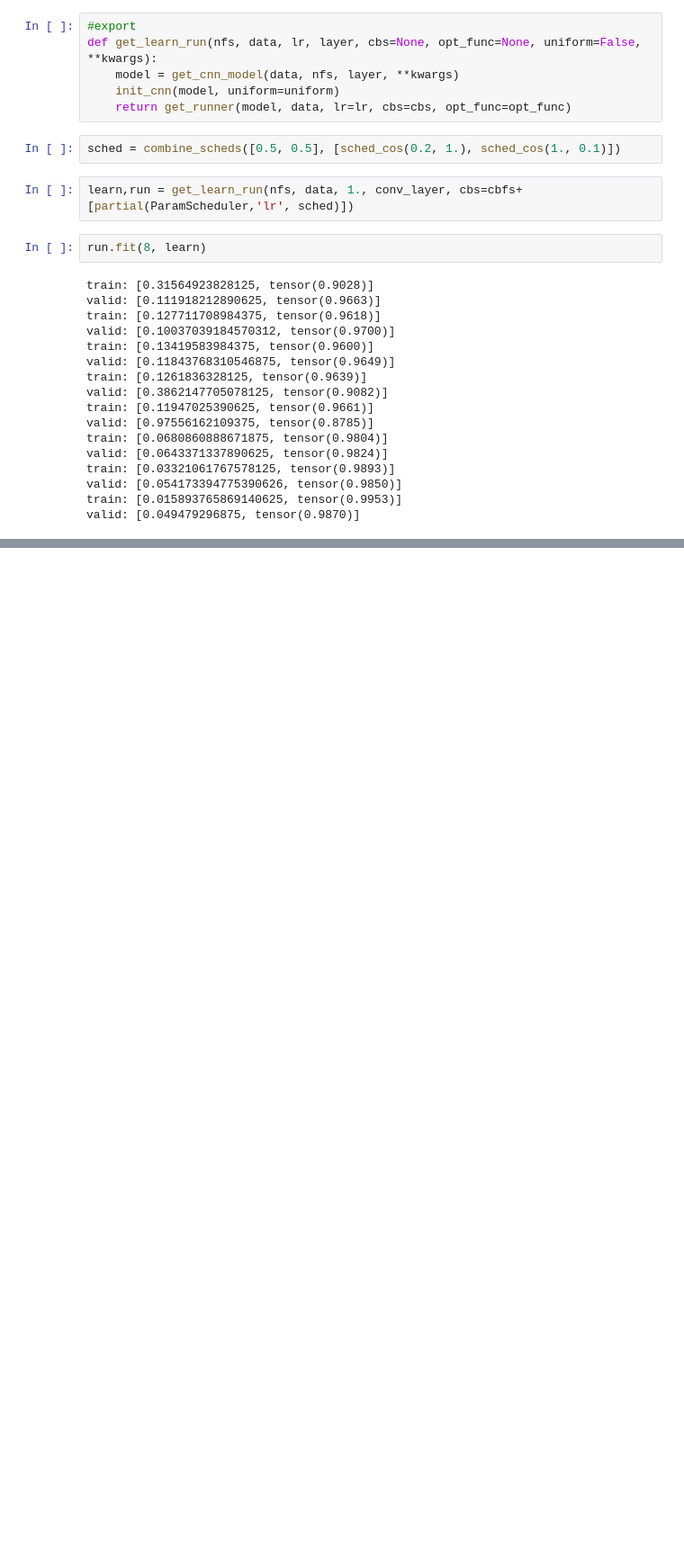
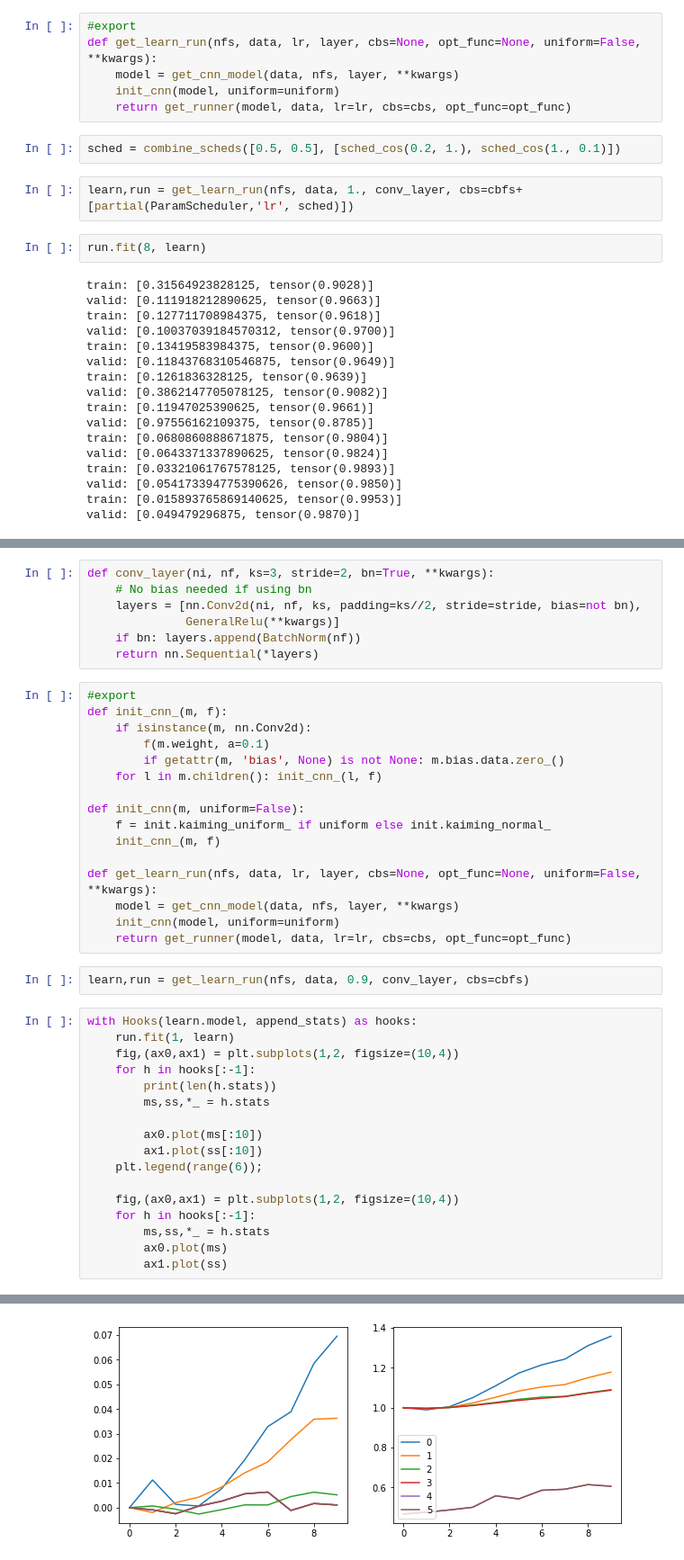
Before and after one commit to averma12/DL-from-scratch, a Jupyter notebook: CNN_batchNorm.ipynb, the cells around one changed output, grey strips where cells are left out. Shown at 90% size. Drawn from its saved outputs; the diff is of its cells as text; blank space fills up the shorter version.

Commit message:
Batch Norm changes

```diff
--- a/CNN_batchNorm.ipynb
+++ b/CNN_batchNorm.ipynb
@@ -667,0 +696,43 @@ valid: [0.049479296875, tensor(0.9870)]
+# %%
+def conv_layer(ni, nf, ks=3, stride=2, bn=True, **kwargs):
+    # No bias needed if using bn
+    layers = [nn.Conv2d(ni, nf, ks, padding=ks//2, stride=stride, bias=not bn),
+              GeneralRelu(**kwargs)]
+    if bn: layers.append(BatchNorm(nf))
+    return nn.Sequential(*layers)
+# %%
+#export
+def init_cnn_(m, f):
+    if isinstance(m, nn.Conv2d):
+        f(m.weight, a=0.1)
+        if getattr(m, 'bias', None) is not None: m.bias.data.zero_()
+    for l in m.children(): init_cnn_(l, f)
+
+def init_cnn(m, uniform=False):
+    f = init.kaiming_uniform_ if uniform else init.kaiming_normal_
+    init_cnn_(m, f)
+
+def get_learn_run(nfs, data, lr, layer, cbs=None, opt_func=None, uniform=False, **kwargs):
+    model = get_cnn_model(data, nfs, layer, **kwargs)
+    init_cnn(model, uniform=uniform)
+    return get_runner(model, data, lr=lr, cbs=cbs, opt_func=opt_func)
+# %%
+learn,run = get_learn_run(nfs, data, 0.9, conv_layer, cbs=cbfs)
+# %%
+with Hooks(learn.model, append_stats) as hooks:
+    run.fit(1, learn)
+    fig,(ax0,ax1) = plt.subplots(1,2, figsize=(10,4))
+    for h in hooks[:-1]:
+        print(len(h.stats))
+        ms,ss,*_ = h.stats
+
+        ax0.plot(ms[:10])
+        ax1.plot(ss[:10])
+    plt.legend(range(6));
+
+    fig,(ax0,ax1) = plt.subplots(1,2, figsize=(10,4))
+    for h in hooks[:-1]:
+        ms,ss,*_ = h.stats
+        ax0.plot(ms)
+        ax1.plot(ss)
+# %% [output]
@@ -667,0 +747 @@ valid: [0.049479296875, tensor(0.9870)]
+[figure, added]
```
Also changed, not shown: parts of 3 cells of this notebook.
